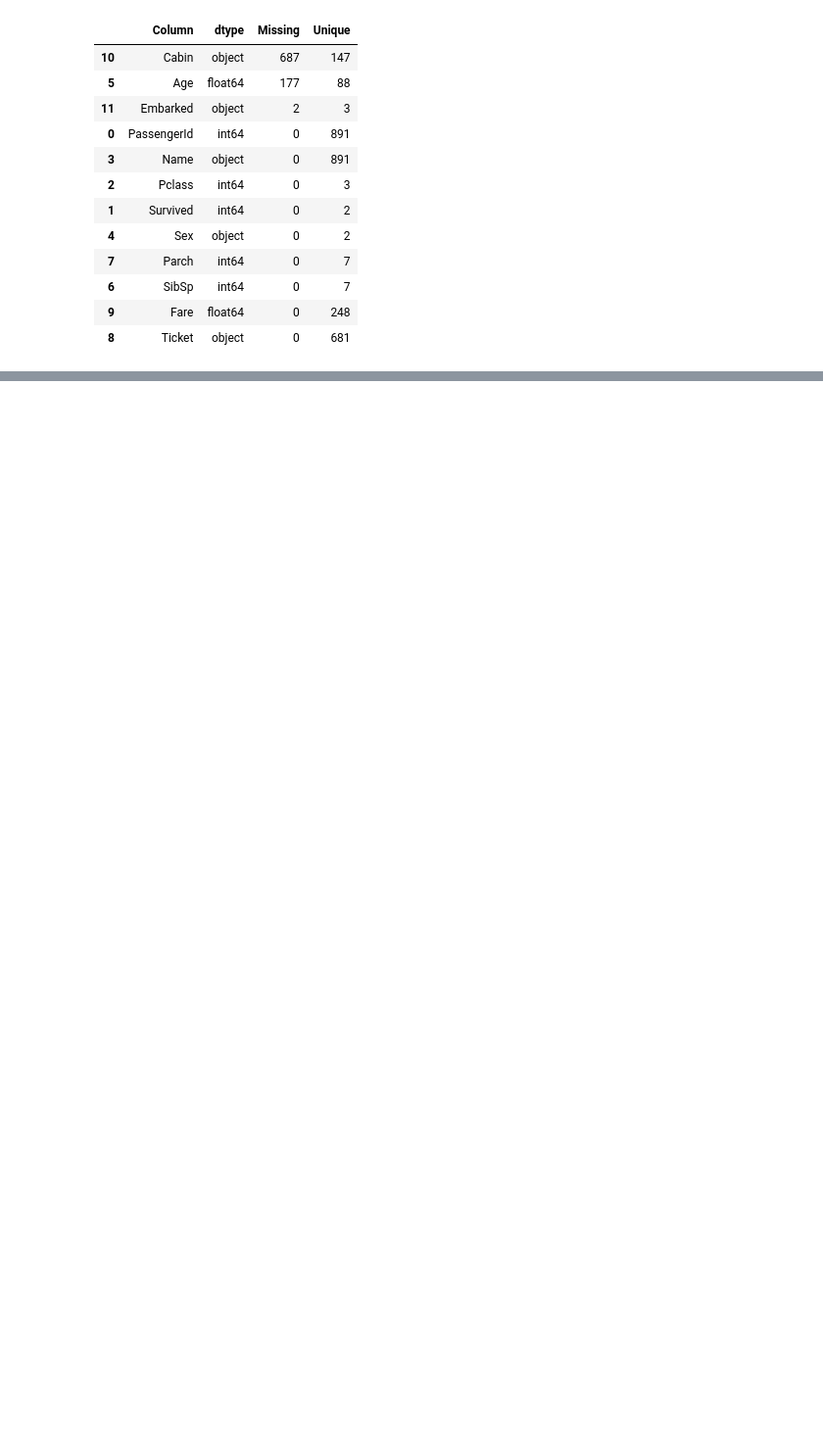
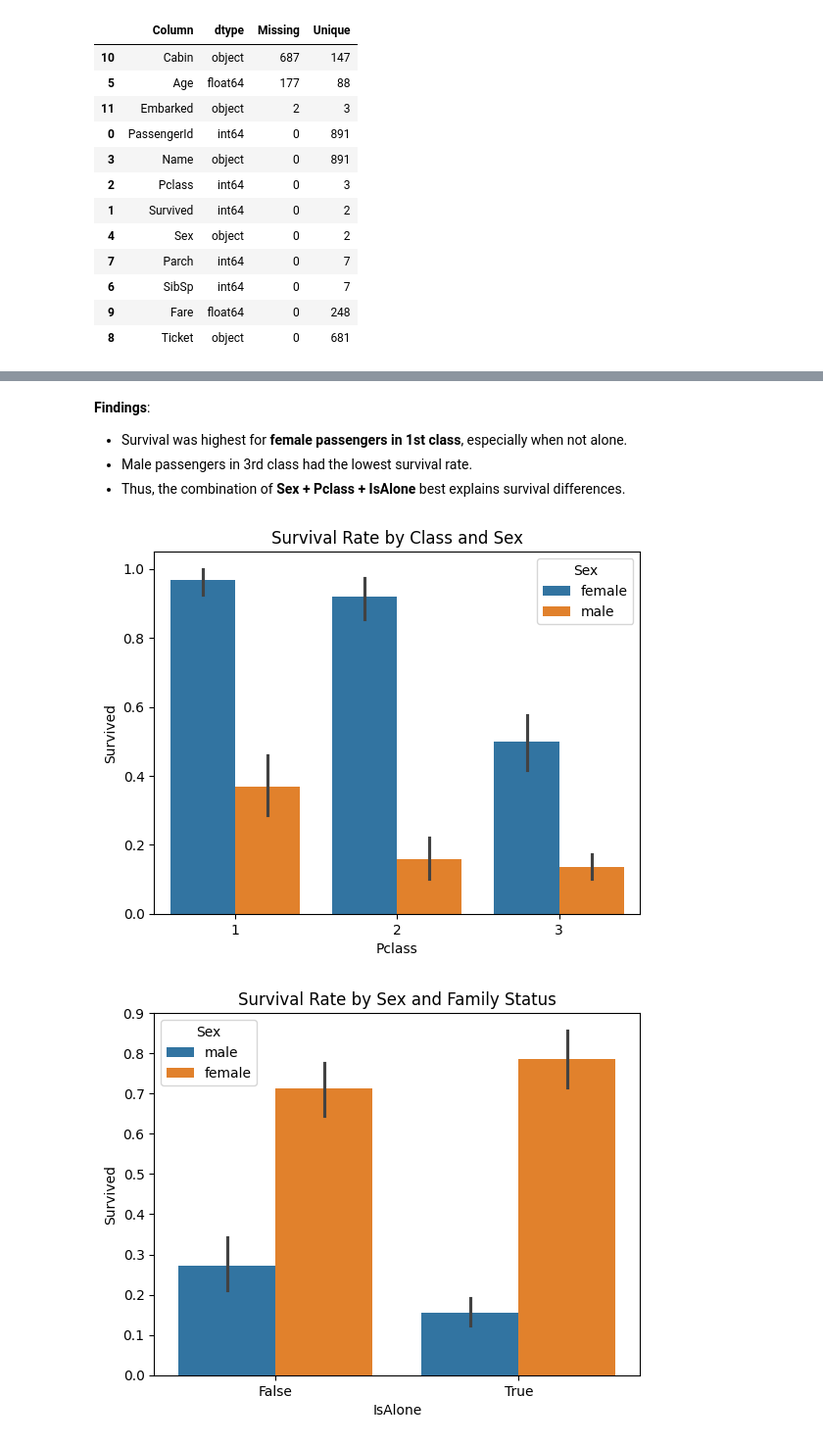
Before and after one commit to dhruvsahu007/titanic_data, a Jupyter notebook: titanic_pandas_assignment.ipynb, the cells around one changed output, grey strips where cells are left out. Shown at 98% size. Saved outputs shown, nothing was run; the diff lists cells and outputs as text; code cells hidden in the pictures; blank space fills up the shorter version.

```diff
--- a/titanic_pandas_assignment.ipynb
+++ b/titanic_pandas_assignment.ipynb
@@ -58,0 +251,10 @@ summary.sort_values("Missing", ascending=False)
+# %%
+#12. Outlier detection (Fare)
+
+fare_threshold = df["Fare"].quantile(0.99)
+
+df["Fare_outlier"] = df["Fare"] > fare_threshold
+df.loc[df["Fare_outlier"], "Fare"] = fare_threshold
+
+print("New mean Fare:", df["Fare"].mean())
+print("New median Fare:", df["Fare"].median())
@@ -58,0 +264,9 @@ summary.sort_values("Missing", ascending=False)
+# %%
+#13. AgeGroup categorization
+
+bins = [0, 12, 17, 30, 60, np.inf]
+labels = ["Child", "Teen", "YoungAdult", "Adult", "Senior"]
+
+df["AgeGroup"] = pd.cut(df["Age_imputed"], bins=bins, labels=labels, right=True)
+
+df.groupby(["AgeGroup", "Sex"])["Survived"].mean()
@@ -58,0 +354,29 @@ summary.sort_values("Missing", ascending=False)
+# %% [markdown]
+**Findings**:
+- Survival was highest for **female passengers in 1st class**, especially when not alone.
+- Male passengers in 3rd class had the lowest survival rate.
+- Thus, the combination of **Sex + Pclass + IsAlone** best explains survival differences.
+# %%
+import seaborn as sns
+import matplotlib.pyplot as plt
+
+sns.barplot(
+    data=df,
+    x="Pclass",
+    y="Survived",
+    hue="Sex"
+)
+plt.title("Survival Rate by Class and Sex")
+plt.show()
+
+sns.barplot(
+    data=df,
+    x="IsAlone",
+    y="Survived",
+    hue="Sex"
+)
+plt.title("Survival Rate by Sex and Family Status")
+plt.show()
+# %% [output]
+[figure, added]
+[figure, added]
```
Also changed, not shown: parts of 16 cells of this notebook.
